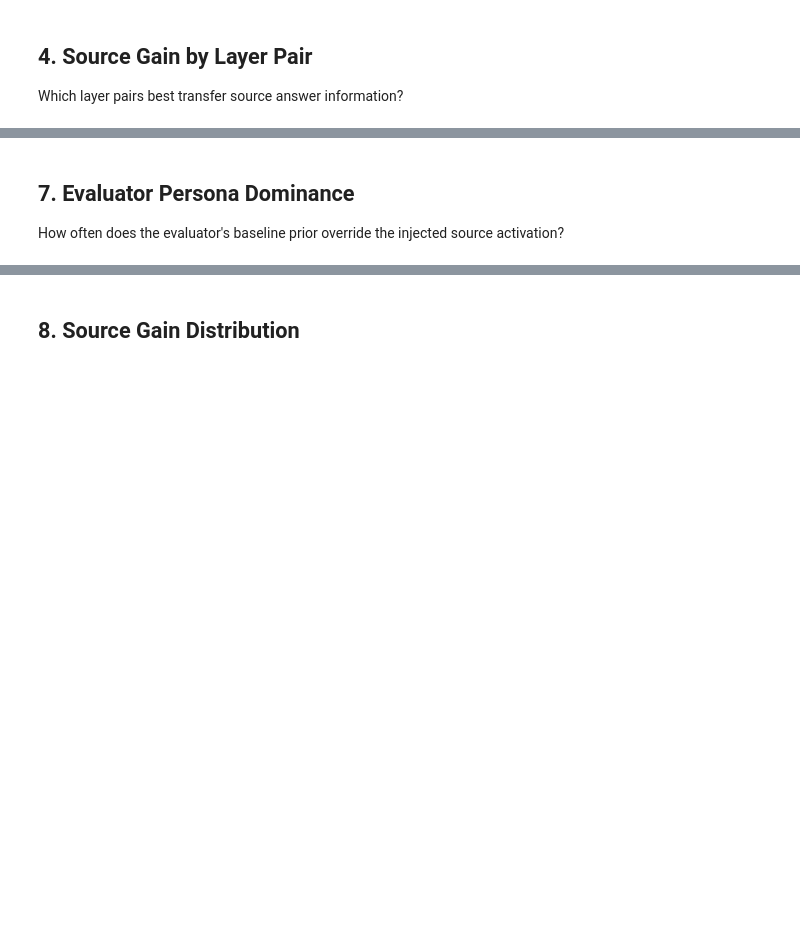
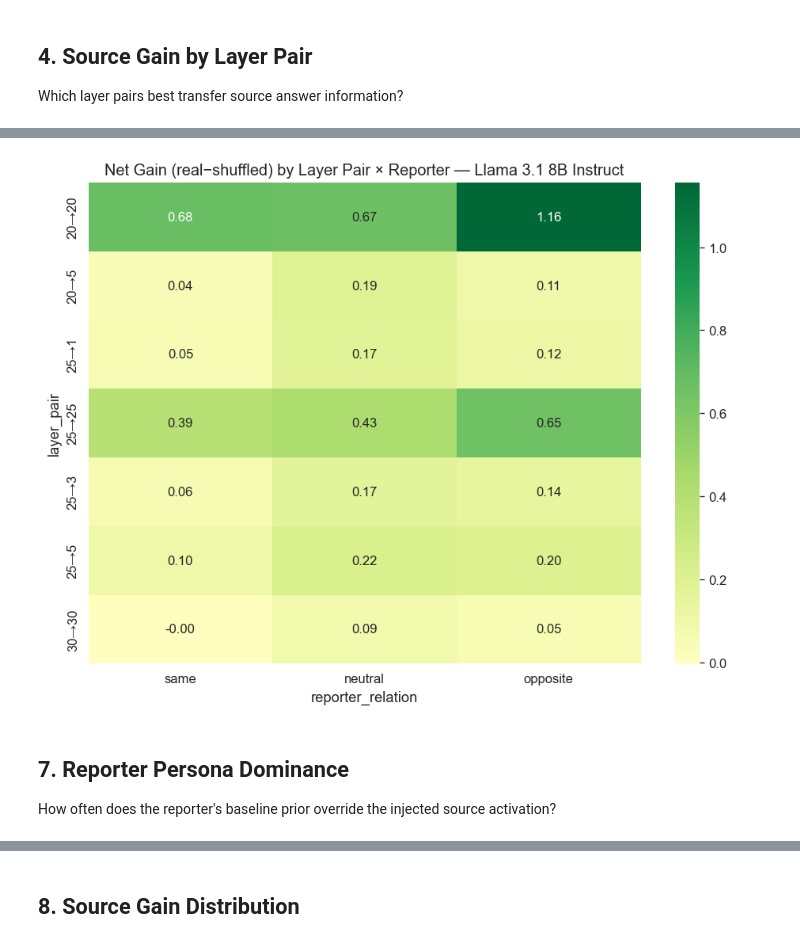
Before and after one commit to tristan-day-research/cross-persona-introspection, a Jupyter notebook: analysis/analyze_patchscope.ipynb, the cells around one changed output, grey strips where cells are left out. Saved outputs shown, nothing was run; the diff lists cells and outputs as text; code cells hidden in the pictures; blank space fills up the shorter version.

```diff
--- a/analysis/analyze_patchscope.ipynb
+++ b/analysis/analyze_patchscope.ipynb
@@ -246,15 +393,17 @@ Does the evaluator relationship effect vary by layer pair?
 # %%
-pivot = gdf.pivot_table(values='net_gain', index='layer_pair', columns='eval_relation', aggfunc='mean')[eval_order]
+pivot = gdf.pivot_table(values='net_gain', index='layer_pair', columns='reporter_relation', aggfunc='mean')[reporter_order]
 
 fig, ax = plt.subplots(figsize=(8, 6))
 sns.heatmap(pivot, annot=True, fmt='.2f', cmap='RdYlGn', center=0, ax=ax)
-ax.set_title(f'Net Gain (real\u2212shuffled) by Layer Pair \u00d7 Evaluator \u2014 {MODEL}')
+ax.set_title(f'Net Gain (real\u2212shuffled) by Layer Pair \u00d7 Reporter \u2014 {MODEL}')
 plt.tight_layout()
 plt.show()
+# %% [output]
+[figure, added]
 # %% [markdown]
-## 7. Evaluator Persona Dominance
+## 7. Reporter Persona Dominance
 
-How often does the evaluator's baseline prior override the injected source activation?
+How often does the reporter's baseline prior override the injected source activation?
 # %%
 gdf['source_baseline_agree'] = gdf['source_direct_answer'] == gdf['baseline_predicted']
 disagree = gdf[~gdf['source_baseline_agree']].copy()
```
Also changed, not shown: parts of 28 cells of this notebook, 3 other files.
